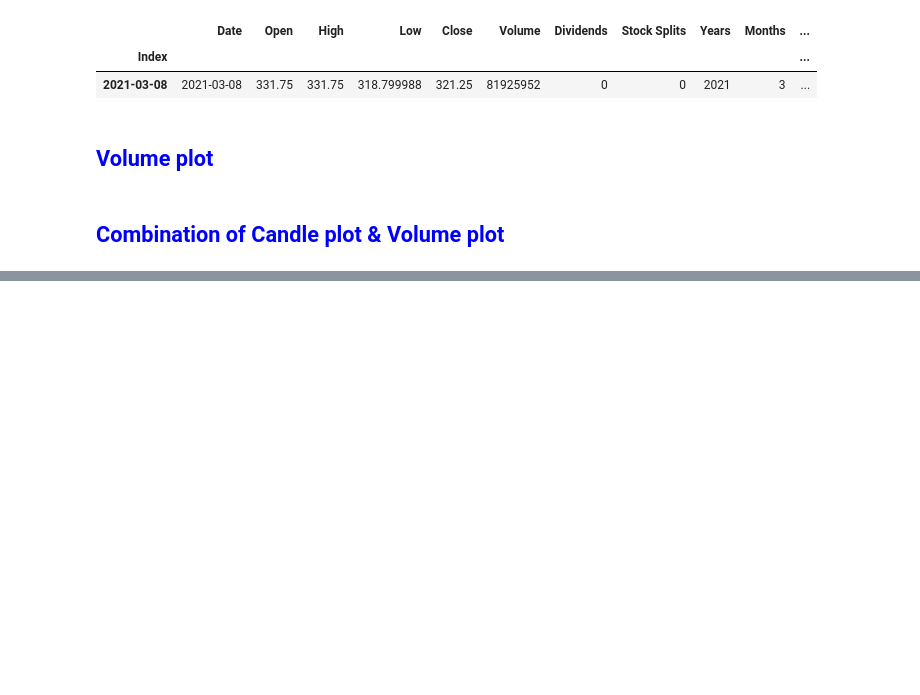
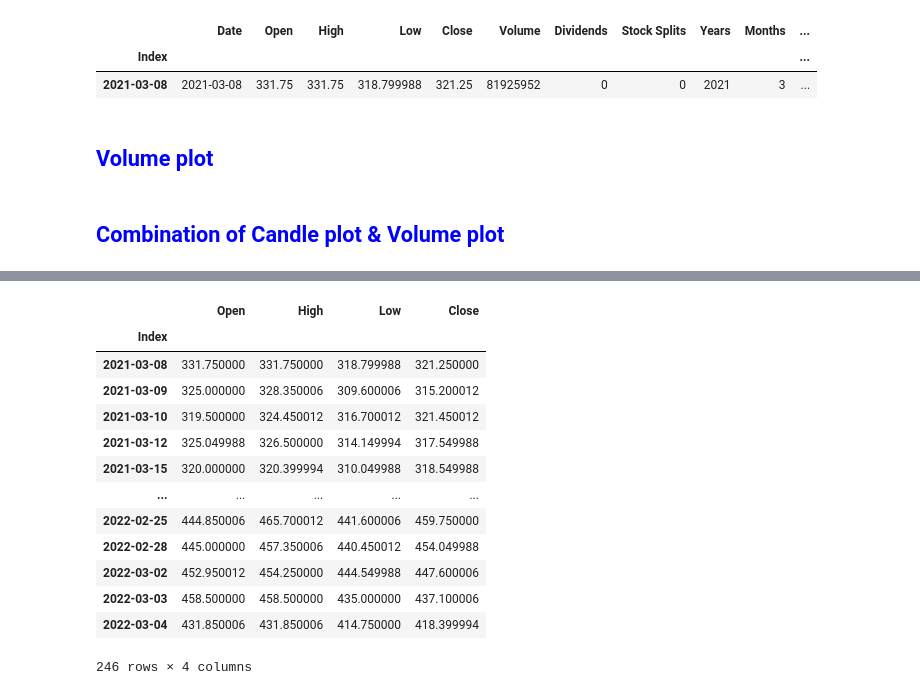
Before and after one commit to piyumaha12/Stock_Prediction, a Jupyter notebook: Program/yfinance_EDA_and_Feature_Engineering.ipynb, the cells around one changed output, grey strips where cells are left out. Drawn from its saved outputs; the diff is of its cells as text; code cells hidden in the pictures; blank space fills up the shorter version.

```diff
--- a/Program/yfinance_EDA_and_Feature_Engineering.ipynb
+++ b/Program/yfinance_EDA_and_Feature_Engineering.ipynb
@@ -309,0 +322,17 @@ Combo_candle_volume_plot(tatamotors_1year, dt_breaks)
+# %%
+tatamotors_1year.iloc[:,1:5]
+# %% [output]
+|  | Open | High | Low | Close |
+| Index |  |  |  |  |
+| 2021-03-08 | 331.750000 | 331.750000 | 318.799988 | 321.250000 |
+| 2021-03-09 | 325.000000 | 328.350006 | 309.600006 | 315.200012 |
+| 2021-03-10 | 319.500000 | 324.450012 | 316.700012 | 321.450012 |
+| 2021-03-12 | 325.049988 | 326.500000 | 314.149994 | 317.549988 |
+| 2021-03-15 | 320.000000 | 320.399994 | 310.049988 | 318.549988 |
+| ... | ... | ... | ... | ... |
+| 2022-02-25 | 444.850006 | 465.700012 | 441.600006 | 459.750000 |
+| 2022-02-28 | 445.000000 | 457.350006 | 440.450012 | 454.049988 |
+| 2022-03-02 | 452.950012 | 454.250000 | 444.549988 | 447.600006 |
+| 2022-03-03 | 458.500000 | 458.500000 | 435.000000 | 437.100006 |
+| 2022-03-04 | 431.850006 | 431.850006 | 414.750000 | 418.399994 |
+246 rows × 4 columns
```
Also changed, not shown: parts of 3 cells of this notebook.
